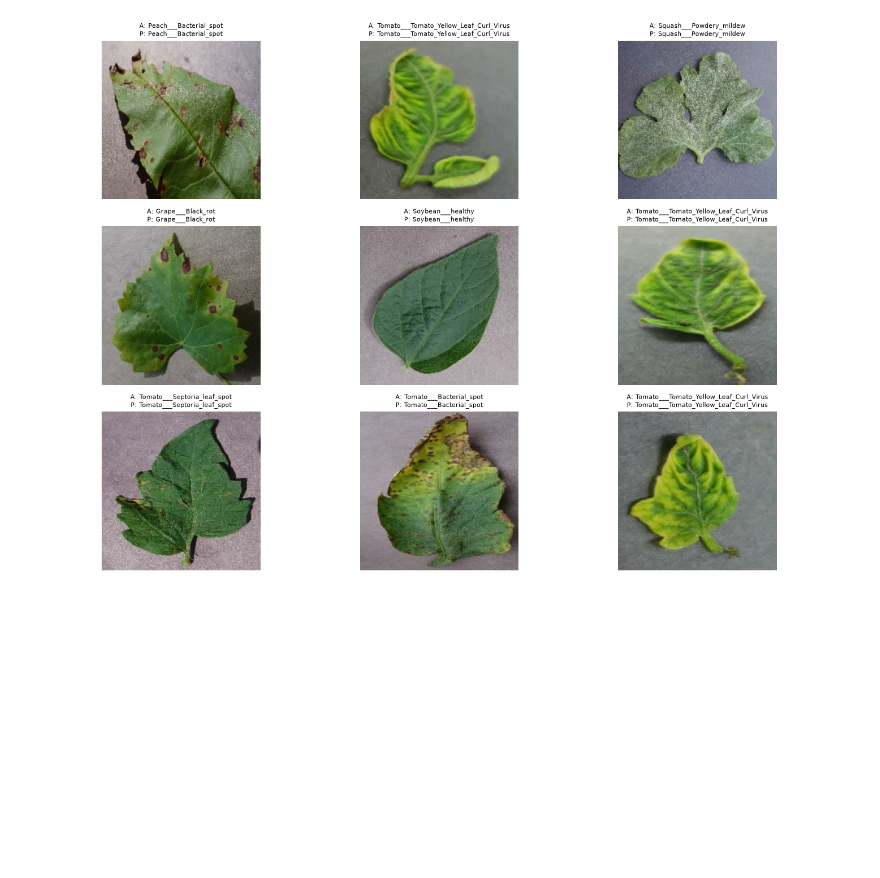
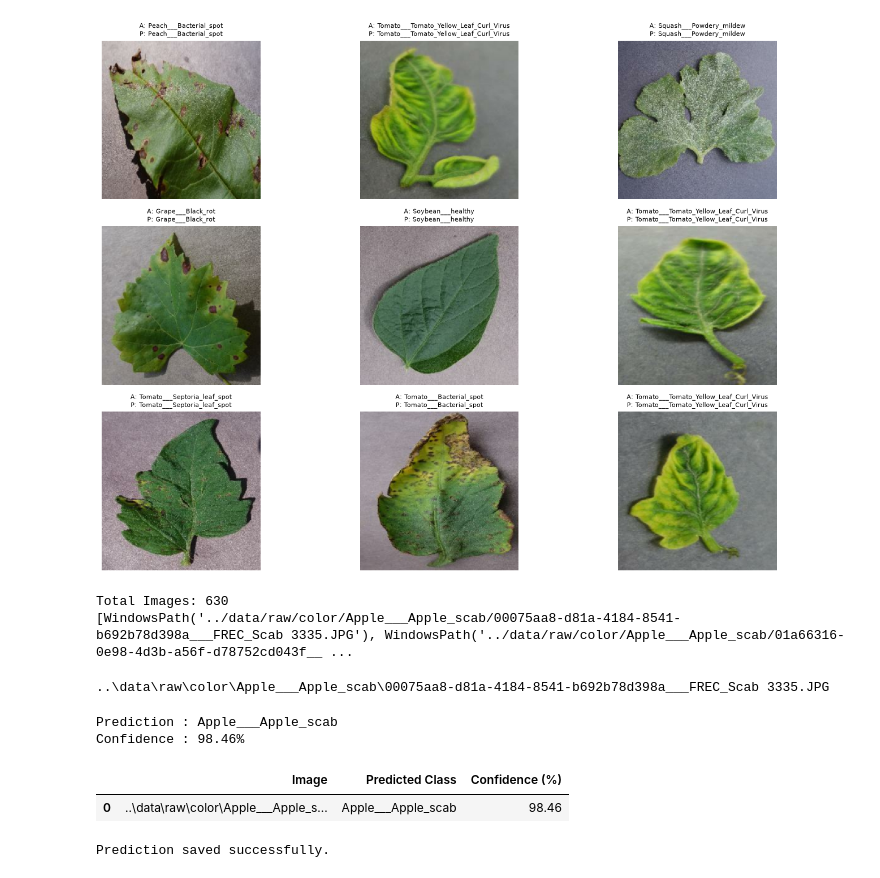
Before and after one commit to Sayeedahmed-09/Crop-Disease-Detection, a Jupyter notebook: notebooks/04_model_evaluation.ipynb, the cells around one changed output. Saved outputs shown, nothing was run; the diff lists cells and outputs as text; code cells hidden in the pictures; blank space fills up the shorter version.

Commit message:
Complete Phase 4: Model evaluation and inference

```diff
--- a/notebooks/04_model_evaluation.ipynb
+++ b/notebooks/04_model_evaluation.ipynb
@@ -366,0 +375,62 @@ plt.show()
+# %%
+from src.inference.predictor import (
+    load_trained_model,
+    predict_image,
+)
+
+model = load_trained_model(
+    "../models/best_model.keras"
+)
+# %%
+from pathlib import Path
+
+image_folder = Path("../data/raw/color/Apple___Apple_scab")
+
+image_files = list(image_folder.glob("*"))
+
+print(f"Total Images: {len(image_files)}")
+print(image_files[:5])
+# %% [output]
+Total Images: 630
+[WindowsPath('../data/raw/color/Apple___Apple_scab/00075aa8-d81a-4184-8541-b692b78d398a___FREC_Scab 3335.JPG'), WindowsPath('../data/raw/color/Apple___Apple_scab/01a66316-0e98-4d3b-a56f-d78752cd043f__ ...
+# %%
+image_path = str(image_files[0])
+
+print(image_path)
+# %% [output]
+..\data\raw\color\Apple___Apple_scab\00075aa8-d81a-4184-8541-b692b78d398a___FREC_Scab 3335.JPG
+# %%
+prediction, confidence = predict_image(
+    model,
+    image_path,
+    class_names,
+)
+
+print("Prediction :", prediction)
+print(f"Confidence : {confidence*100:.2f}%")
+# %% [output]
+Prediction : Apple___Apple_scab
+Confidence : 98.46%
+# %%
+# Save Prediction Result
+import pandas as pd
+
+prediction_result = pd.DataFrame({
+    "Image": [image_path],
+    "Predicted Class": [prediction],
+    "Confidence (%)": [round(confidence * 100, 2)]
+})
+
+prediction_result
+# %% [output]
+|  | Image | Predicted Class | Confidence (%) |
+| 0 | ..\data\raw\color\Apple___Apple_s... | Apple___Apple_scab | 98.46 |
+# %%
+prediction_result.to_csv(
+    "../outputs/sample_prediction.csv",
+    index=False
+)
+
+print("Prediction saved successfully.")
+# %% [output]
+Prediction saved successfully.
```
Also changed, not shown: parts of 1 cell of this notebook, 1 other file.
